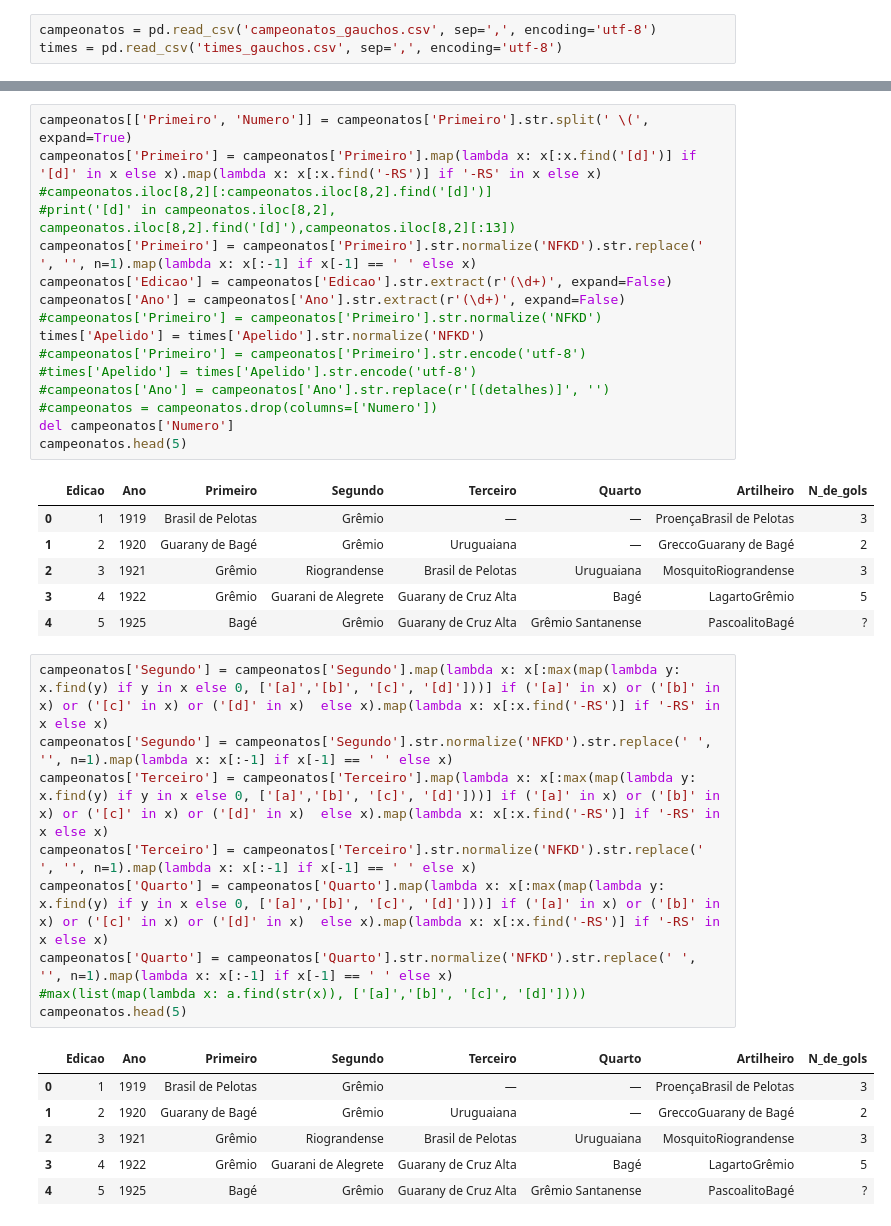
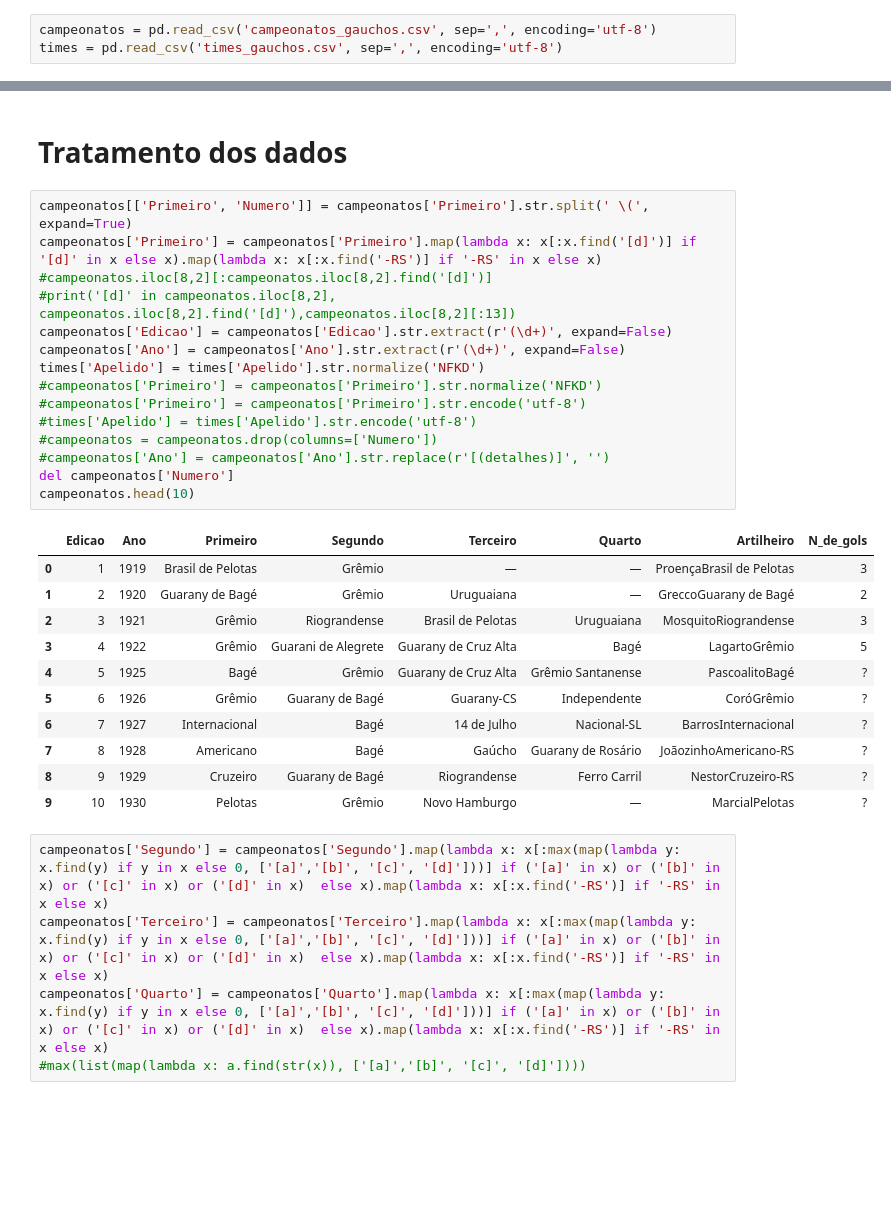
Before and after one commit to VitorBSP/Multiverso_greNAL, a Jupyter notebook: tratamento_banco.ipynb, the cells around one changed output, grey strips where cells are left out. Saved outputs shown, nothing was run; the diff lists cells and outputs as text; blank space fills up the shorter version.

Commit message:
add: tratamento final

```diff
--- a/tratamento_banco.ipynb
+++ b/tratamento_banco.ipynb
@@ -8,40 +33,35 @@ times = pd.read_csv('times_gauchos.csv', sep=',', encoding='utf-8')
+# %% [markdown]
+# Tratamento dos dados
 # %%
 campeonatos[['Primeiro', 'Numero']] = campeonatos['Primeiro'].str.split(' \(', expand=True)
 campeonatos['Primeiro'] = campeonatos['Primeiro'].map(lambda x: x[:x.find('[d]')] if '[d]' in x else x).map(lambda x: x[:x.find('-RS')] if '-RS' in x else x)
 #campeonatos.iloc[8,2][:campeonatos.iloc[8,2].find('[d]')]
 #print('[d]' in campeonatos.iloc[8,2], campeonatos.iloc[8,2].find('[d]'),campeonatos.iloc[8,2][:13])
-campeonatos['Primeiro'] = campeonatos['Primeiro'].str.normalize('NFKD').str.replace(' ', '', n=1).map(lambda x: x[:-1] if x[-1] == ' ' else x)
 campeonatos['Edicao'] = campeonatos['Edicao'].str.extract(r'(\d+)', expand=False)
 campeonatos['Ano'] = campeonatos['Ano'].str.extract(r'(\d+)', expand=False)
+times['Apelido'] = times['Apelido'].str.normalize('NFKD')
 #campeonatos['Primeiro'] = campeonatos['Primeiro'].str.normalize('NFKD')
-times['Apelido'] = times['Apelido'].str.normalize('NFKD')
 #campeonatos['Primeiro'] = campeonatos['Primeiro'].str.encode('utf-8')
 #times['Apelido'] = times['Apelido'].str.encode('utf-8')
+#campeonatos = campeonatos.drop(columns=['Numero'])
 #campeonatos['Ano'] = campeonatos['Ano'].str.replace(r'[(detalhes)]', '')
-#campeonatos = campeonatos.drop(columns=['Numero'])
 del campeonatos['Numero']
-campeonatos.head(5)
+campeonatos.head(10)
 # %% [output]
 |  | Edicao | Ano | Primeiro | Segundo | Terceiro | Quarto | Artilheiro | N_de_gols |
 | 0 | 1 | 1919 | Brasil de Pelotas | Grêmio | — | — | ProençaBrasil de Pelotas | 3 |
-| 1 | 2 | 1920 | Guarany de Bagé | Grêmio | Uruguaiana | — | GreccoGuarany de Bagé | 2 |
-| 2 | 3 | 1921 | Grêmio | Riograndense | Brasil de Pelotas | Uruguaiana | MosquitoRiograndense | 3 |
-| 3 | 4 | 1922 | Grêmio | Guarani de Alegrete | Guarany de Cruz Alta | Bagé | LagartoGrêmio | 5 |
-| 4 | 5 | 1925 | Bagé | Grêmio | Guarany de Cruz Alta | Grêmio Santanense | PascoalitoBagé | ? |
+| 1 | 2 | 1920 | Guarany de Bagé | Grêmio | Uruguaiana | — | GreccoGuarany de Bagé | 2 |
+| 2 | 3 | 1921 | Grêmio | Riograndense | Brasil de Pelotas | Uruguaiana | MosquitoRiograndense | 3 |
+| 3 | 4 | 1922 | Grêmio | Guarani de Alegrete | Guarany de Cruz Alta | Bagé | LagartoGrêmio | 5 |
+| 4 | 5 | 1925 | Bagé | Grêmio | Guarany de Cruz Alta | Grêmio Santanense | PascoalitoBagé | ? |
+| 5 | 6 | 1926 | Grêmio | Guarany de Bagé | Guarany-CS | Independente | CoróGrêmio | ? |
+| 6 | 7 | 1927 | Internacional | Bagé | 14 de Julho | Nacional-SL | BarrosInternacional | ? |
+| 7 | 8 | 1928 | Americano | Bagé | Gaúcho | Guarany de Rosário | JoãozinhoAmericano-RS | ? |
+| 8 | 9 | 1929 | Cruzeiro | Guarany de Bagé | Riograndense | Ferro Carril | NestorCruzeiro-RS | ? |
+| 9 | 10 | 1930 | Pelotas | Grêmio | Novo Hamburgo | — | MarcialPelotas | ? |
 # %%
 campeonatos['Segundo'] = campeonatos['Segundo'].map(lambda x: x[:max(map(lambda y: x.find(y) if y in x else 0, ['[a]','[b]', '[c]', '[d]']))] if ('[a]' in x) or ('[b]' in x) or ('[c]' in x) or ('[d]' in x)  else x).map(lambda x: x[:x.find('-RS')] if '-RS' in x else x)
-campeonatos['Segundo'] = campeonatos['Segundo'].str.normalize('NFKD').str.replace(' ', '', n=1).map(lambda x: x[:-1] if x[-1] == ' ' else x)
 campeonatos['Terceiro'] = campeonatos['Terceiro'].map(lambda x: x[:max(map(lambda y: x.find(y) if y in x else 0, ['[a]','[b]', '[c]', '[d]']))] if ('[a]' in x) or ('[b]' in x) or ('[c]' in x) or ('[d]' in x)  else x).map(lambda x: x[:x.find('-RS')] if '-RS' in x else x)
-campeonatos['Terceiro'] = campeonatos['Terceiro'].str.normalize('NFKD').str.replace(' ', '', n=1).map(lambda x: x[:-1] if x[-1] == ' ' else x)
 campeonatos['Quarto'] = campeonatos['Quarto'].map(lambda x: x[:max(map(lambda y: x.find(y) if y in x else 0, ['[a]','[b]', '[c]', '[d]']))] if ('[a]' in x) or ('[b]' in x) or ('[c]' in x) or ('[d]' in x)  else x).map(lambda x: x[:x.find('-RS')] if '-RS' in x else x)
-campeonatos['Quarto'] = campeonatos['Quarto'].str.normalize('NFKD').str.replace(' ', '', n=1).map(lambda x: x[:-1] if x[-1] == ' ' else x)
 #max(list(map(lambda x: a.find(str(x)), ['[a]','[b]', '[c]', '[d]'])))
-campeonatos.head(5)
-# %% [output]
-|  | Edicao | Ano | Primeiro | Segundo | Terceiro | Quarto | Artilheiro | N_de_gols |
-| 0 | 1 | 1919 | Brasil de Pelotas | Grêmio | — | — | ProençaBrasil de Pelotas | 3 |
-| 1 | 2 | 1920 | Guarany de Bagé | Grêmio | Uruguaiana | — | GreccoGuarany de Bagé | 2 |
-| 2 | 3 | 1921 | Grêmio | Riograndense | Brasil de Pelotas | Uruguaiana | MosquitoRiograndense | 3 |
-| 3 | 4 | 1922 | Grêmio | Guarani de Alegrete | Guarany de Cruz Alta | Bagé | LagartoGrêmio | 5 |
-| 4 | 5 | 1925 | Bagé | Grêmio | Guarany de Cruz Alta | Grêmio Santanense | PascoalitoBagé | ? |
 # %%
```
Also changed, not shown: parts of 31 cells of this notebook.
